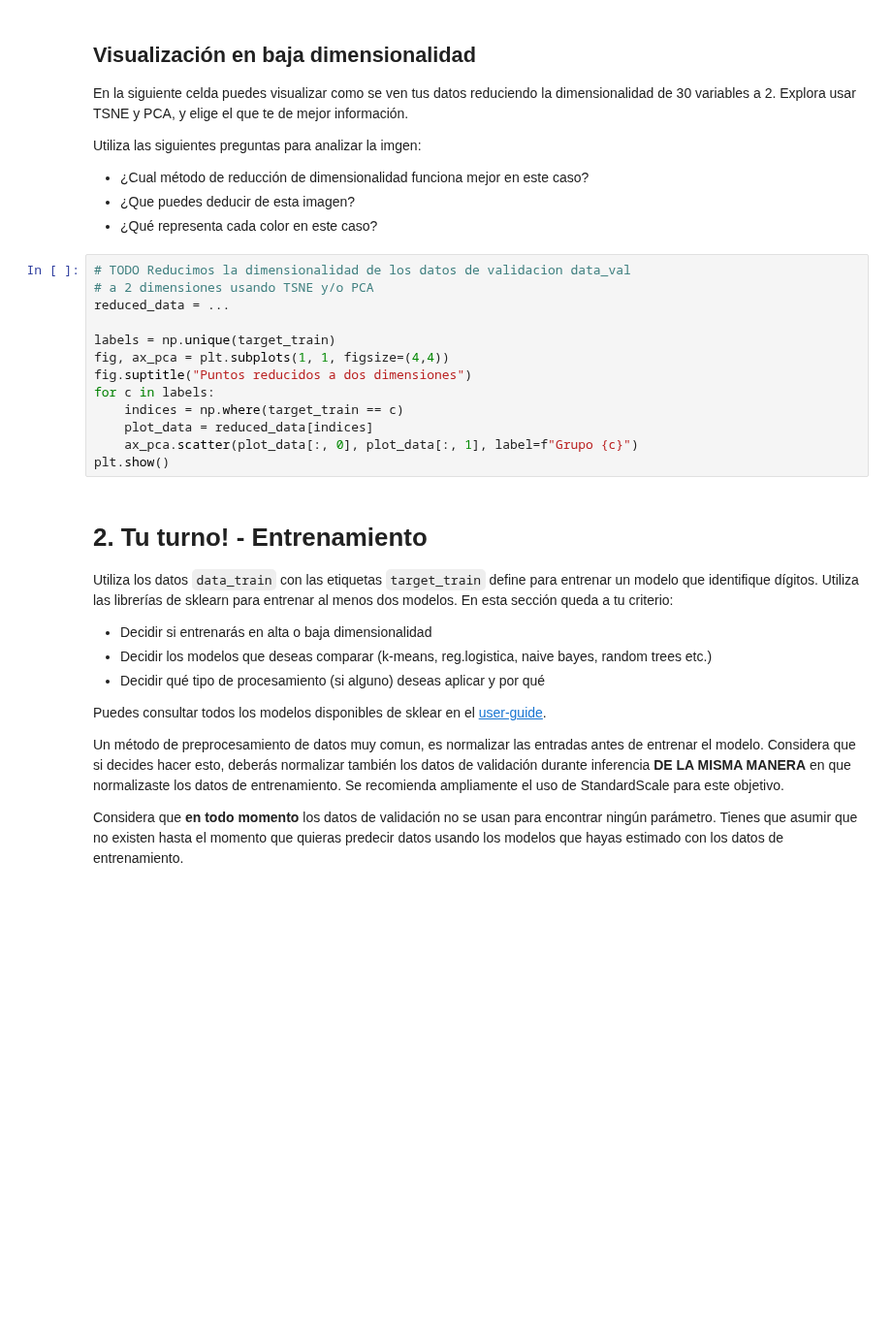
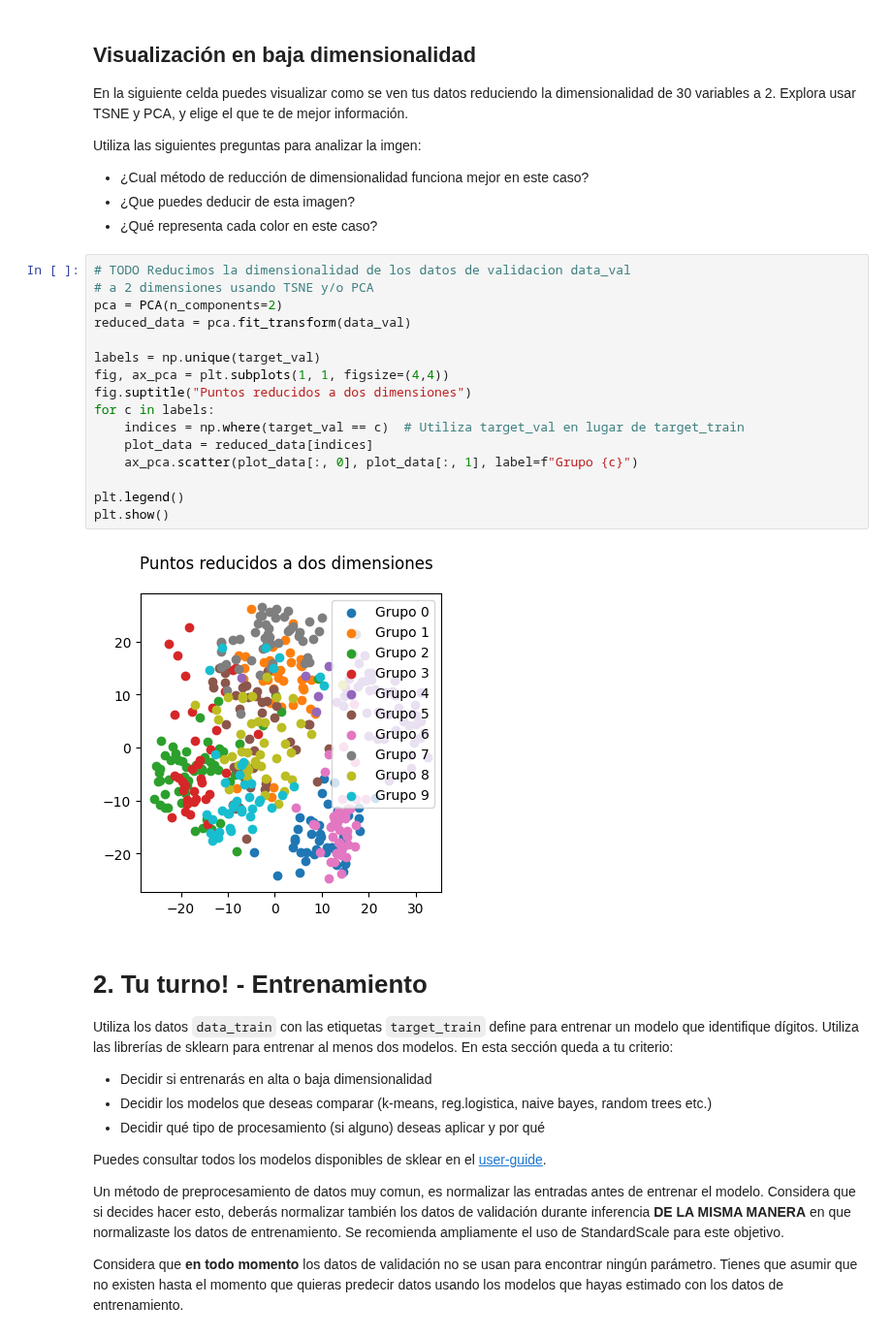
Before and after one commit to israelito123/SI24_LosCapybaros, a Jupyter notebook: src/si24/proyectos/P01_digit_recognition/proyecto_1_digits.ipynb, the cells around one changed output. Shown at 97% size. Drawn from its saved outputs; the diff is of its cells as text; blank space fills up the shorter version.

```diff
--- a/src/si24/proyectos/P01_digit_recognition/proyecto_1_digits.ipynb
+++ b/src/si24/proyectos/P01_digit_recognition/proyecto_1_digits.ipynb
@@ -80,16 +87,21 @@ Utiliza las siguientes preguntas para analizar la imgen:
 # %%
 # TODO Reducimos la dimensionalidad de los datos de validacion data_val
 # a 2 dimensiones usando TSNE y/o PCA
-reduced_data = ...
+pca = PCA(n_components=2)
+reduced_data = pca.fit_transform(data_val)
 
-labels = np.unique(target_train)
+labels = np.unique(target_val)
 fig, ax_pca = plt.subplots(1, 1, figsize=(4,4))
 fig.suptitle("Puntos reducidos a dos dimensiones")
 for c in labels:
-    indices = np.where(target_train == c)
+    indices = np.where(target_val == c)  # Utiliza target_val en lugar de target_train
     plot_data = reduced_data[indices]
     ax_pca.scatter(plot_data[:, 0], plot_data[:, 1], label=f"Grupo {c}")
+
+plt.legend()
 plt.show()
+# %% [output]
+[figure, added]
 # %% [markdown]
 # 2. Tu turno! - Entrenamiento
 Utiliza los datos `data_train` con las etiquetas `target_train` define para entrenar un modelo que identifique dígitos.
```
Also changed, not shown: parts of 7 cells of this notebook.
